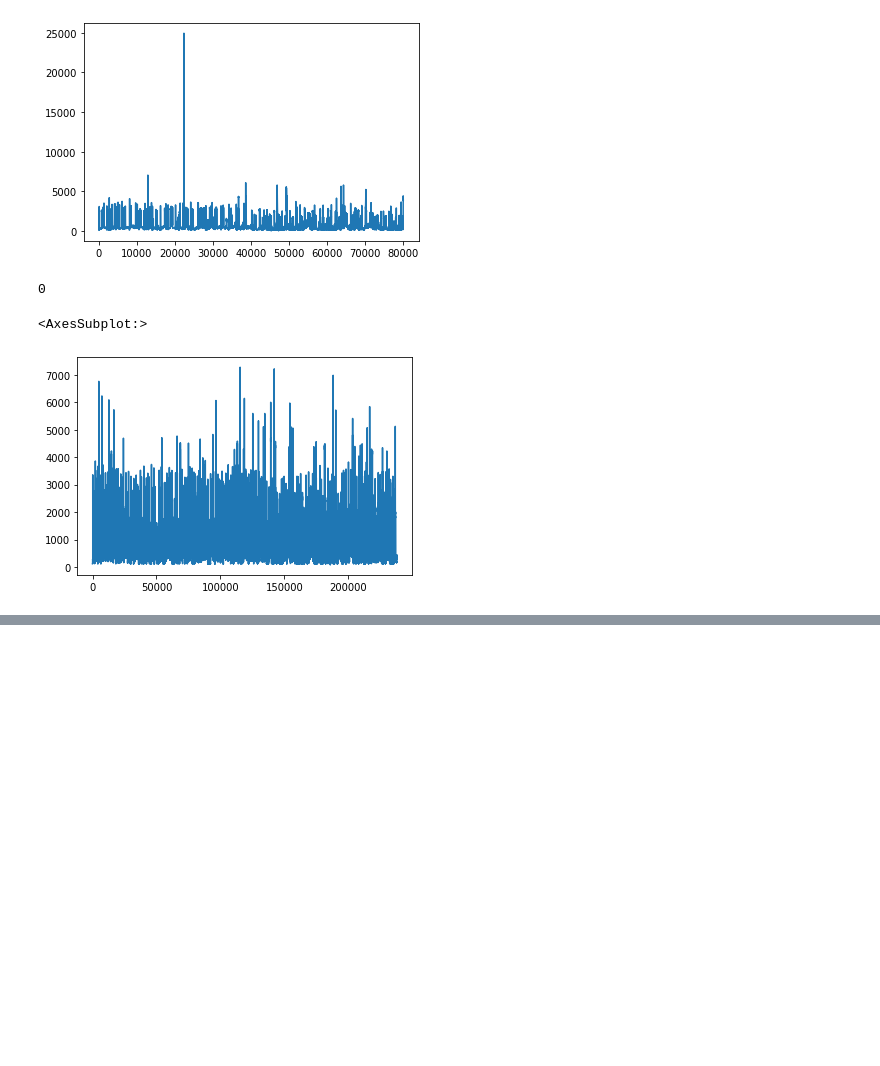
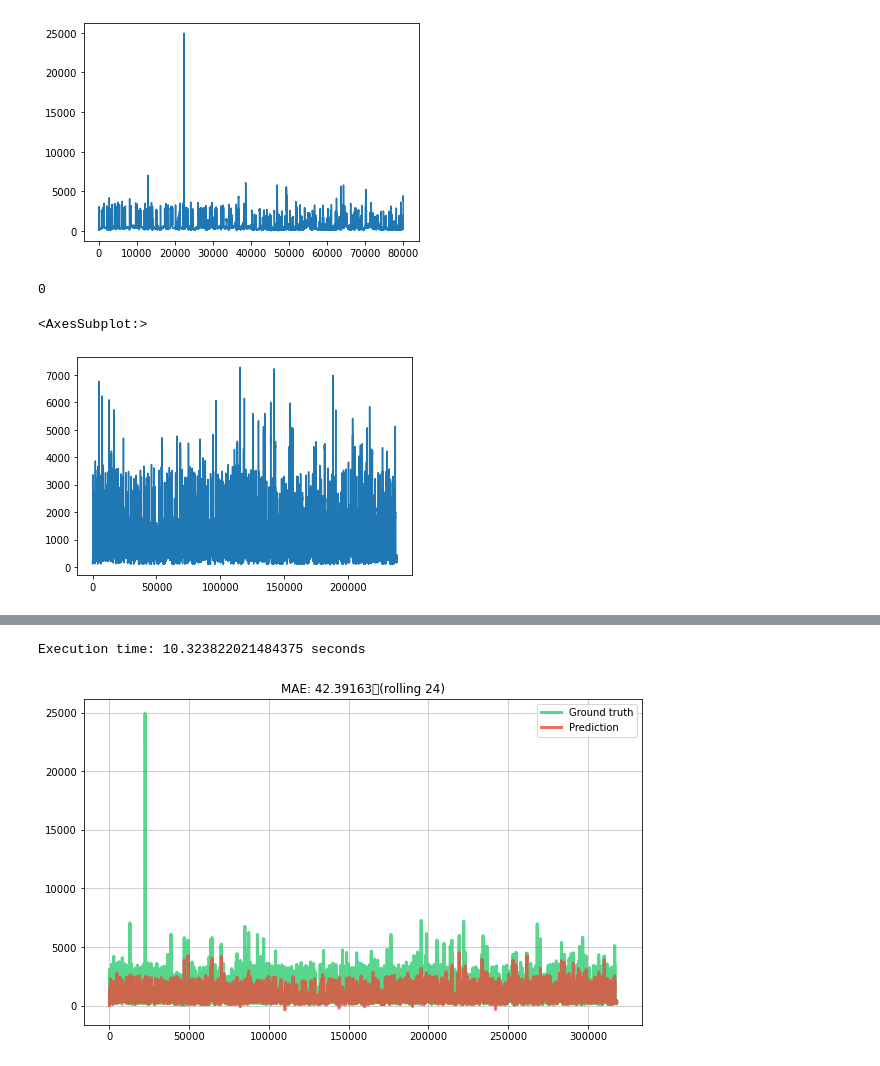
Before and after one commit to giodefa96/Script_Tesi_new, a Jupyter notebook: Script/DatiTesi/PowerConsuptionsHouse.ipynb, the cells around one changed output, grey strips where cells are left out. Saved outputs shown, nothing was run; the diff lists cells and outputs as text; code cells hidden in the pictures; blank space fills up the shorter version.

Commit message:
Prova Modelli twen

```diff
--- a/Script/DatiTesi/PowerConsuptionsHouse.ipynb
+++ b/Script/DatiTesi/PowerConsuptionsHouse.ipynb
@@ -53,0 +128,77 @@ dati_test.PowerConsumption.plot()
+# %%
+from river import metrics
+import matplotlib.pyplot as plt
+
+metric = metrics.Rolling(metrics.MAE(), 24)
+
+dates = []
+y_trues = []
+y_preds = []
+
+X_y = initial_iter()
+
+model = compose.Select( 'Count_days','Tick')
+model |= preprocessing.StandardScaler()
+model |= linear_model.LinearRegression(optimizer=optim.SGD(0.001))
+
+
+# get the start time
+st = time.time()
+
+for i in tqdm(range(0,318000)):  #8496
+       x, y = next(X_y)
+       # Obtain the prior prediction and update the model in one go
+       y_pred = model.predict_one(x)
+       model.learn_one(x, y)
+
+       # Update the error metric
+       metric.update(y, y_pred)
+
+       # Store the true value and the prediction
+       dates.append(i)
+       y_trues.append(y)
+       y_preds.append(y_pred)
+
+# for i in range(0,290000):  #318000
+#        x, y = next(X_y)
+#        # Obtain the prior prediction and update the model in one go
+#
+#        y_pred = model.predict_one(x)
+#        model.learn_one(x, y)
+#
+#        # Update the error metric
+#
+#
+#        # Store the true value and the prediction
+#        dates.append(i)
+#        y_trues.append(y)
+#        y_preds.append(y_pred)
+#
+#        if i == 289999:
+#               for i in range(290000,318000):
+#                      x, y = next(X_y)
+#                      y_pred = model.predict_one(x)
+#                      model.learn_one(x, y_pred)
+#                      metric.update(y, y_pred)
+#                      dates.append(i)
+#                      y_trues.append(y)
+#                      y_preds.append(y_pred)
+
+# get the end time
+et = time.time()
+
+
+# Plot the results
+fig, ax = plt.subplots(figsize=(10, 6))
+ax.grid(alpha=0.75)
+ax.plot(dates, y_trues, lw=3, color='#2ecc71', alpha=0.8, label='Ground truth')
+ax.plot(dates, y_preds, lw=3, color='#e74c3c', alpha=0.8, label='Prediction')
+ax.legend()
+ax.set_title(metric)
+
+# get the execution time
+elapsed_time = et - st
+print('Execution time:', elapsed_time, 'seconds')
+# %% [output]
+Execution time: 10.323822021484375 seconds
+[figure, added]
```
Also changed, not shown: parts of 19 cells of this notebook, 2 other files.
